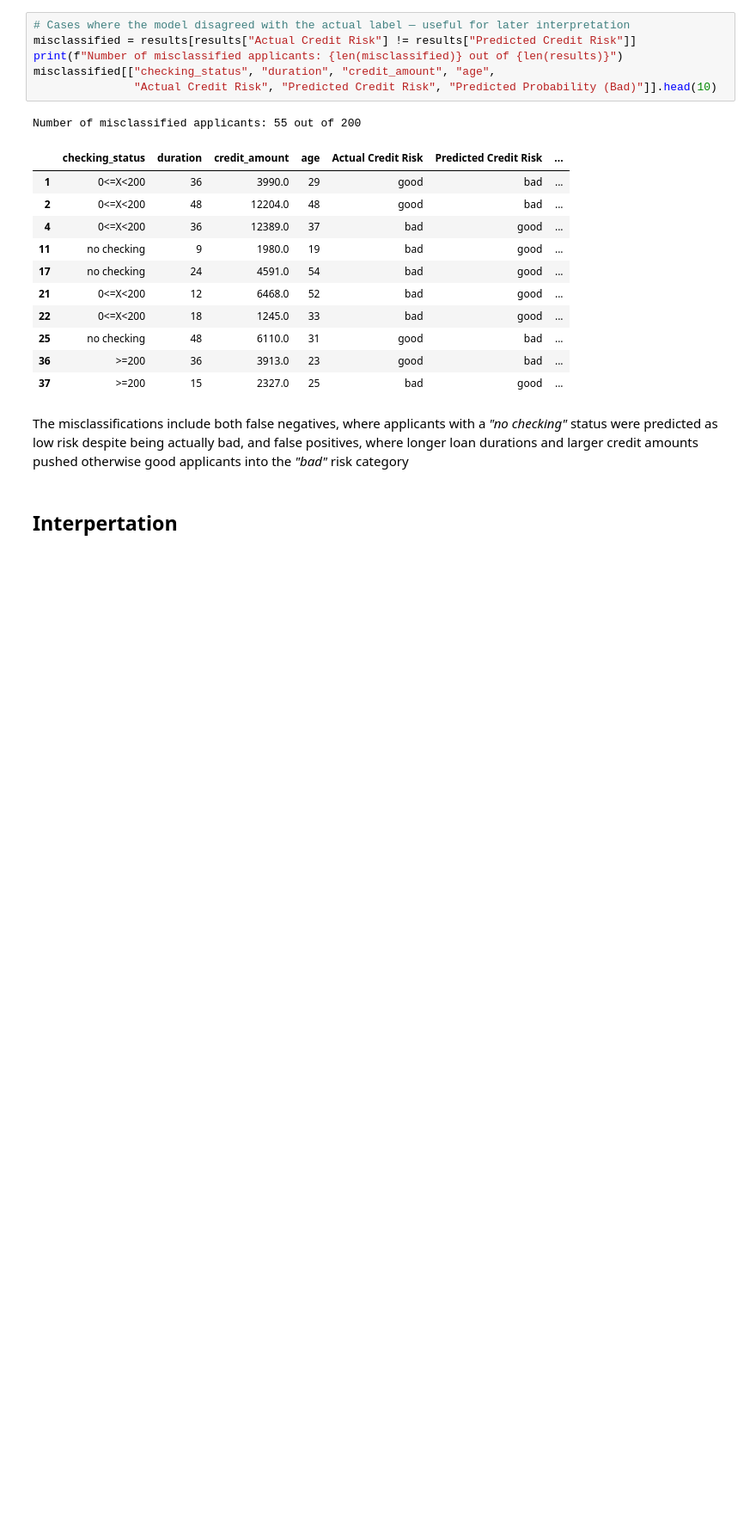
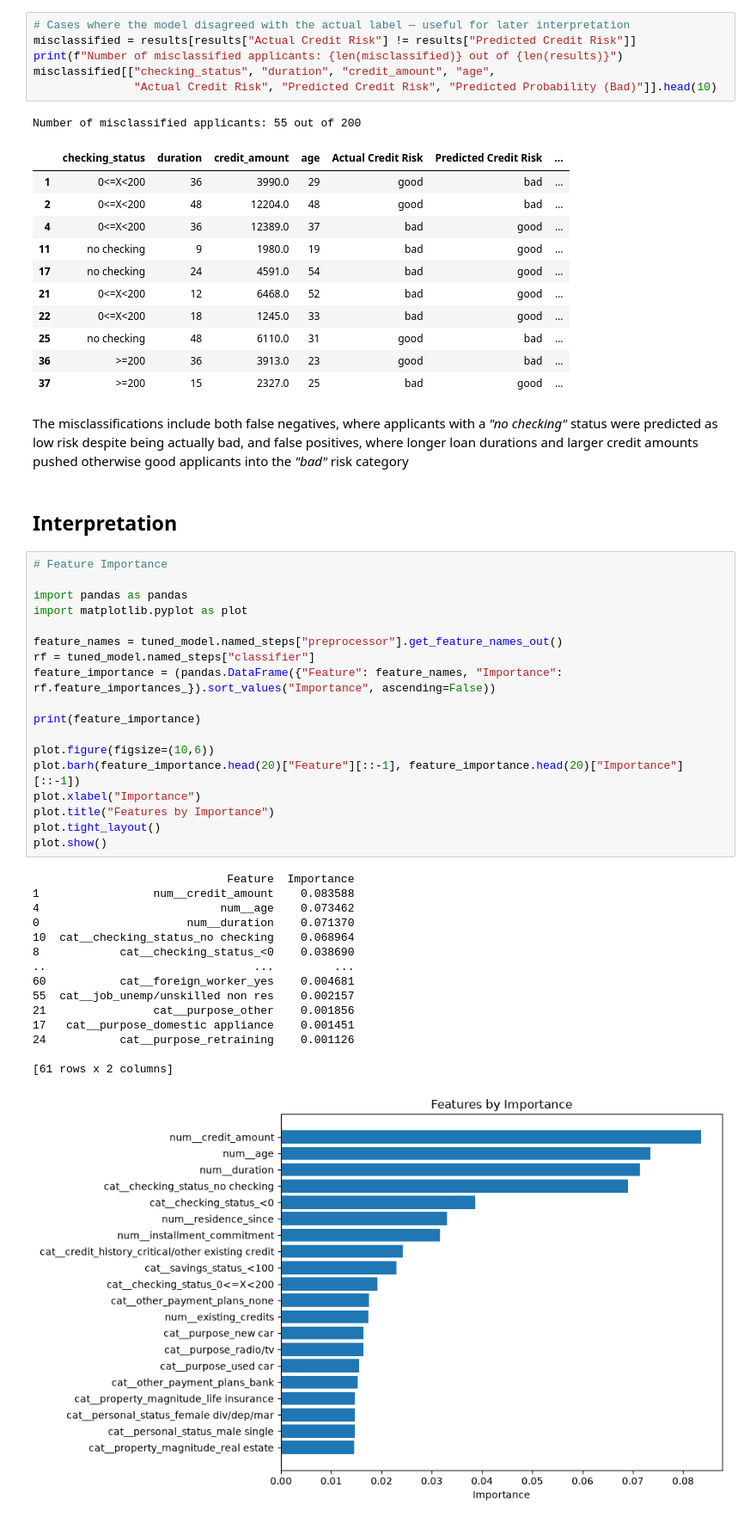
Before and after one commit to kariniemicarson/NeuralNetworks, a Jupyter notebook: Project 2/project2.ipynb, the cells around one changed output. Shown at 86% size. Drawn from its saved outputs; the diff is of its cells as text; blank space fills up the shorter version.

Commit message:
Interpretation revision + feature importance

```diff
--- a/Project 2/project2.ipynb
+++ b/Project 2/project2.ipynb
@@ -507,5 +507,39 @@ Number of misclassified applicants: 55 out of 200
 # %% [markdown]
 The misclassifications include both false negatives, where applicants with a *"no checking"* status were predicted as low risk despite being actually bad, and false positives, where longer loan durations and larger credit amounts pushed otherwise good applicants into the *"bad"* risk category
 # %% [markdown]
-## Interpertation
+## Interpretation
+# %%
+# Feature Importance
+
+import pandas as pandas
+import matplotlib.pyplot as plot
+
+feature_names = tuned_model.named_steps["preprocessor"].get_feature_names_out()
+rf = tuned_model.named_steps["classifier"]
+feature_importance = (pandas.DataFrame({"Feature": feature_names, "Importance": rf.feature_importances_}).sort_values("Importance", ascending=False))
+
+print(feature_importance)
+
+plot.figure(figsize=(10,6))
+plot.barh(feature_importance.head(20)["Feature"][::-1], feature_importance.head(20)["Importance"][::-1])
+plot.xlabel("Importance")
+plot.title("Features by Importance")
+plot.tight_layout()
+plot.show()
+# %% [output]
+                             Feature  Importance
+1                 num__credit_amount    0.083588
+4                           num__age    0.073462
+0                      num__duration    0.071370
+10  cat__checking_status_no checking    0.068964
+8            cat__checking_status_<0    0.038690
+..                               ...         ...
+60           cat__foreign_worker_yes    0.004681
+55  cat__job_unemp/unskilled non res    0.002157
+21                cat__purpose_other    0.001856
+17   cat__purpose_domestic appliance    0.001451
+24           cat__purpose_retraining    0.001126
+
+[61 rows x 2 columns]
+[figure, added]
 # %% [markdown]
```
Also changed, not shown: parts of 1 cell of this notebook.
